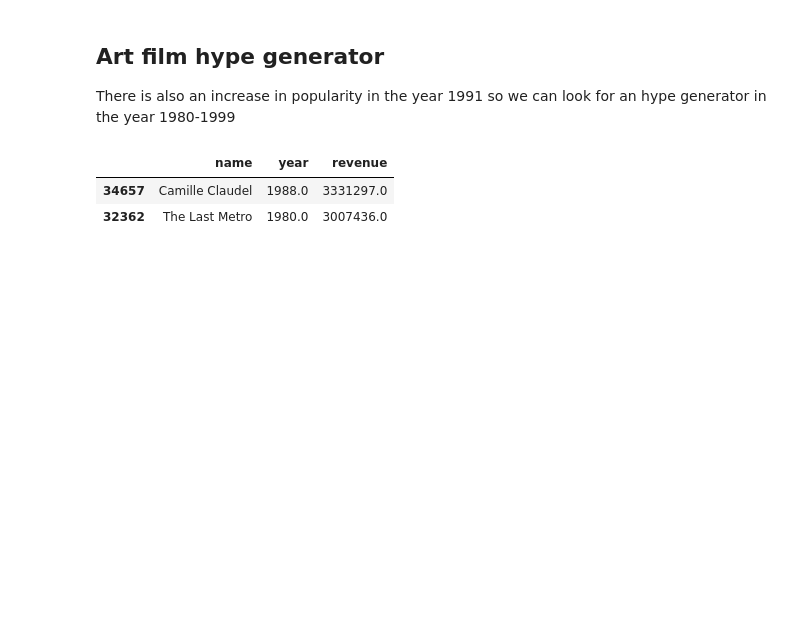
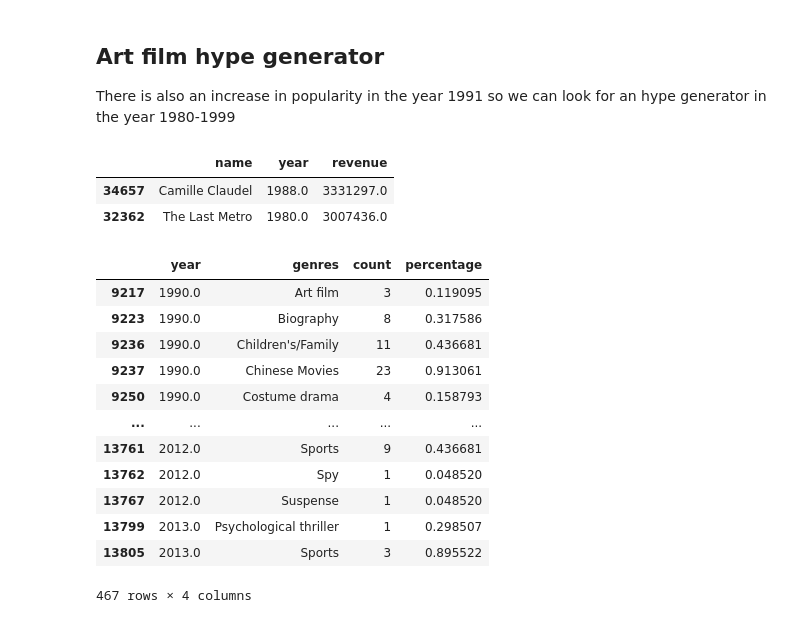
Before and after one commit to epfl-ada/ada-2023-project-thewestbobers, a Jupyter notebook: Untitled.ipynb, the cells around one changed output. Saved outputs shown, nothing was run; the diff lists cells and outputs as text; code cells hidden in the pictures; blank space fills up the shorter version.

```diff
--- a/Untitled.ipynb
+++ b/Untitled.ipynb
@@ -605,3 +590,19 @@ display(highest_revenue_movie[["name","year","revenue"]])
 |  | name | year | revenue |
 | 34657 | Camille Claudel | 1988.0 | 3331297.0 |
 | 32362 | The Last Metro | 1980.0 | 3007436.0 |
+# %%
+display(data_sorted)
+# %% [output]
+|  | year | genres | count | percentage |
+| 9217 | 1990.0 | Art film | 3 | 0.119095 |
+| 9223 | 1990.0 | Biography | 8 | 0.317586 |
+| 9236 | 1990.0 | Children's/Family | 11 | 0.436681 |
+| 9237 | 1990.0 | Chinese Movies | 23 | 0.913061 |
+| 9250 | 1990.0 | Costume drama | 4 | 0.158793 |
+| ... | ... | ... | ... | ... |
+| 13761 | 2012.0 | Sports | 9 | 0.436681 |
+| 13762 | 2012.0 | Spy | 1 | 0.048520 |
+| 13767 | 2012.0 | Suspense | 1 | 0.048520 |
+| 13799 | 2013.0 | Psychological thriller | 1 | 0.298507 |
+| 13805 | 2013.0 | Sports | 3 | 0.895522 |
+467 rows × 4 columns
```
Also changed, not shown: parts of 10 cells of this notebook.
